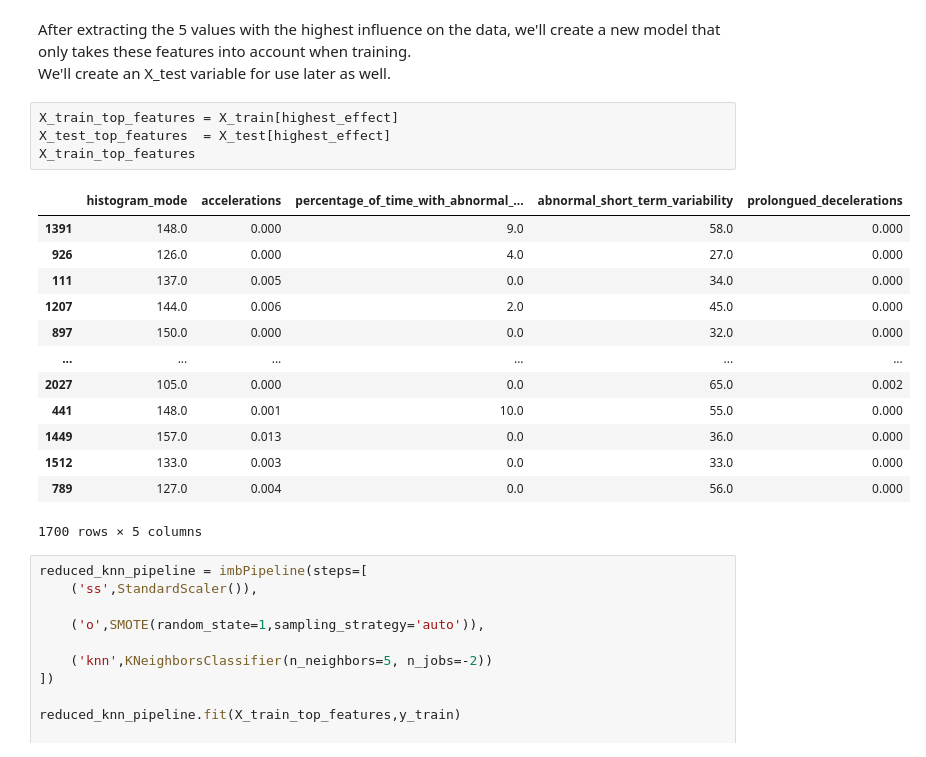
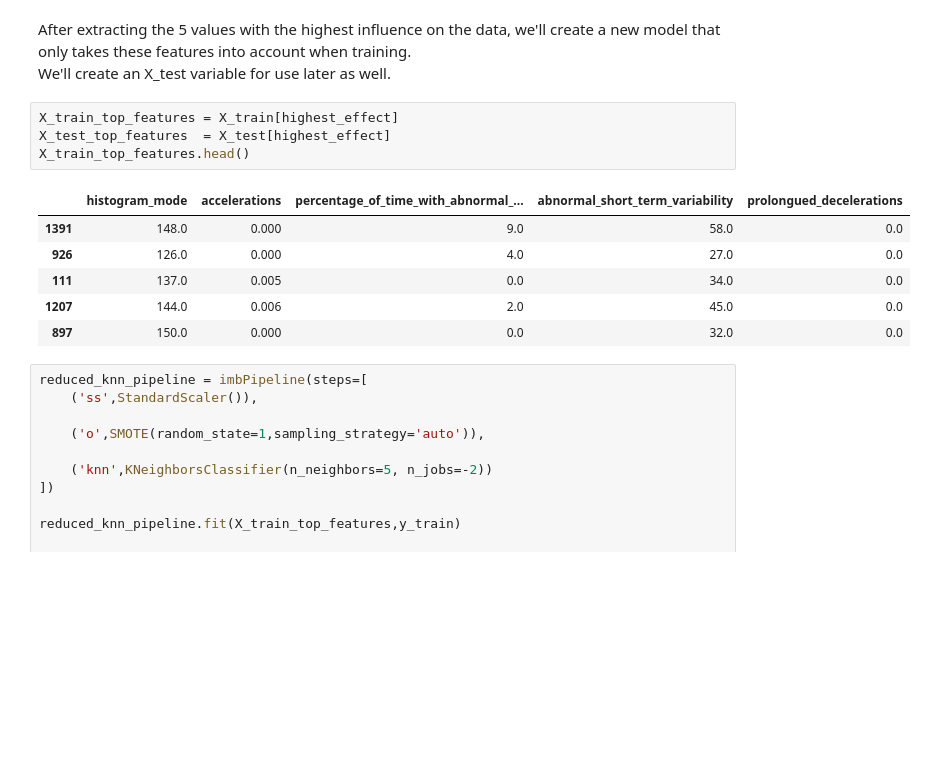
Before and after one commit to ParkedHampster/Fetal-Health-Classification-Prediction, a Jupyter notebook: scratch_books/scratch.ipynb, the cells around one changed output. Saved outputs shown, nothing was run; the diff lists cells and outputs as text; blank space fills up the shorter version.

```diff
--- a/scratch_books/scratch.ipynb
+++ b/scratch_books/scratch.ipynb
@@ -391,21 +391,14 @@ We'll create an X_test variable for use later as well.
 # %%
 X_train_top_features = X_train[highest_effect]
 X_test_top_features  = X_test[highest_effect]
-X_train_top_features
+X_train_top_features.head()
 # %% [output]
 |  | histogram_mode | accelerations | percentage_of_time_with_abnormal_... | abnormal_short_term_variability | prolongued_decelerations |
-| 1391 | 148.0 | 0.000 | 9.0 | 58.0 | 0.000 |
-| 926 | 126.0 | 0.000 | 4.0 | 27.0 | 0.000 |
-| 111 | 137.0 | 0.005 | 0.0 | 34.0 | 0.000 |
-| 1207 | 144.0 | 0.006 | 2.0 | 45.0 | 0.000 |
-| 897 | 150.0 | 0.000 | 0.0 | 32.0 | 0.000 |
-| ... | ... | ... | ... | ... | ... |
-| 2027 | 105.0 | 0.000 | 0.0 | 65.0 | 0.002 |
-| 441 | 148.0 | 0.001 | 10.0 | 55.0 | 0.000 |
-| 1449 | 157.0 | 0.013 | 0.0 | 36.0 | 0.000 |
-| 1512 | 133.0 | 0.003 | 0.0 | 33.0 | 0.000 |
-| 789 | 127.0 | 0.004 | 0.0 | 56.0 | 0.000 |
+| 1391 | 148.0 | 0.000 | 9.0 | 58.0 | 0.0 |
+| 926 | 126.0 | 0.000 | 4.0 | 27.0 | 0.0 |
+| 111 | 137.0 | 0.005 | 0.0 | 34.0 | 0.0 |
+| 1207 | 144.0 | 0.006 | 2.0 | 45.0 | 0.0 |
+| 897 | 150.0 | 0.000 | 0.0 | 32.0 | 0.0 |
-1700 rows × 5 columns
 # %%
 reduced_knn_pipeline = imbPipeline(steps=[
     ('ss',StandardScaler()),
```
Also changed, not shown: parts of 17 cells of this notebook, 1 other file.
